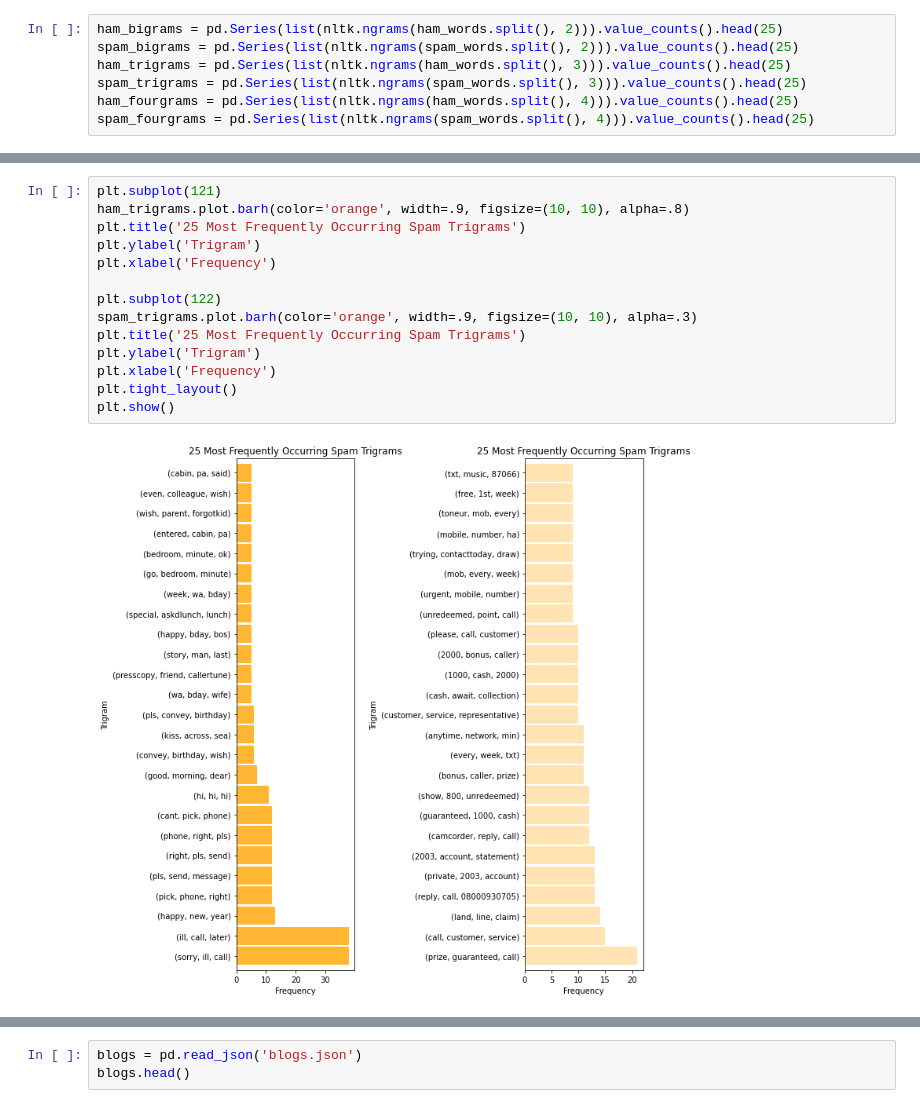
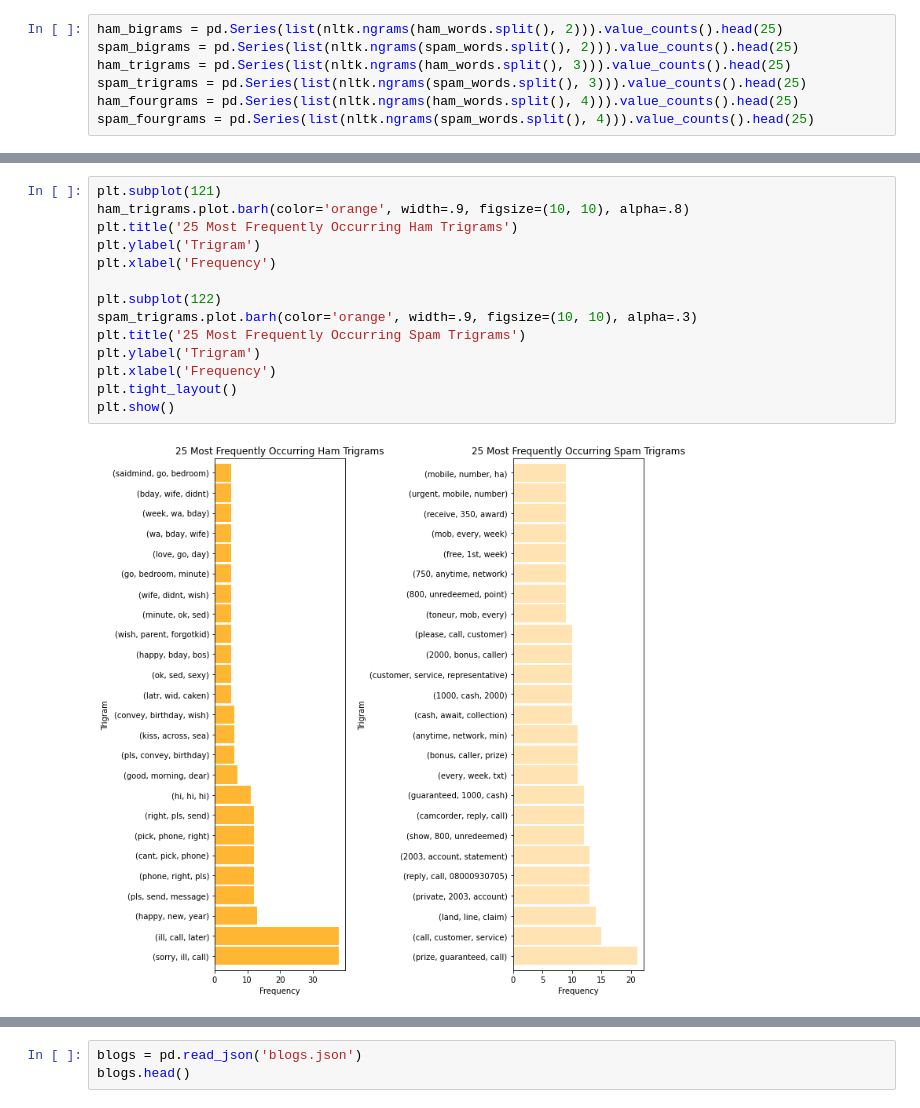
Before and after one commit to AAranda10/natural-language-processing-exercises, a Jupyter notebook: explore.ipynb, the cells around one changed output, grey strips where cells are left out. Saved outputs shown, nothing was run; the diff lists cells and outputs as text.

```diff
--- a/explore.ipynb
+++ b/explore.ipynb
@@ -276,19 +276,19 @@ plt.show()
 # %%
 plt.subplot(121)
 ham_trigrams.plot.barh(color='orange', width=.9, figsize=(10, 10), alpha=.8)
-plt.title('25 Most Frequently Occurring Spam Trigrams')
+plt.title('25 Most Frequently Occurring Ham Trigrams')
 plt.ylabel('Trigram')
 plt.xlabel('Frequency')
 
 plt.subplot(122)
 spam_trigrams.plot.barh(color='orange', width=.9, figsize=(10, 10), alpha=.3)
 plt.title('25 Most Frequently Occurring Spam Trigrams')
 plt.ylabel('Trigram')
 plt.xlabel('Frequency')
 plt.tight_layout()
 plt.show()
 # %% [output]
-[figure, old version]
+[figure, new version]
 # %%
 plt.subplot(121)
 ham_fourgrams.plot.barh(color='forestgreen', width=.9, figsize=(10, 10), alpha=.8)
```
Also changed, not shown: parts of 18 cells of this notebook.
